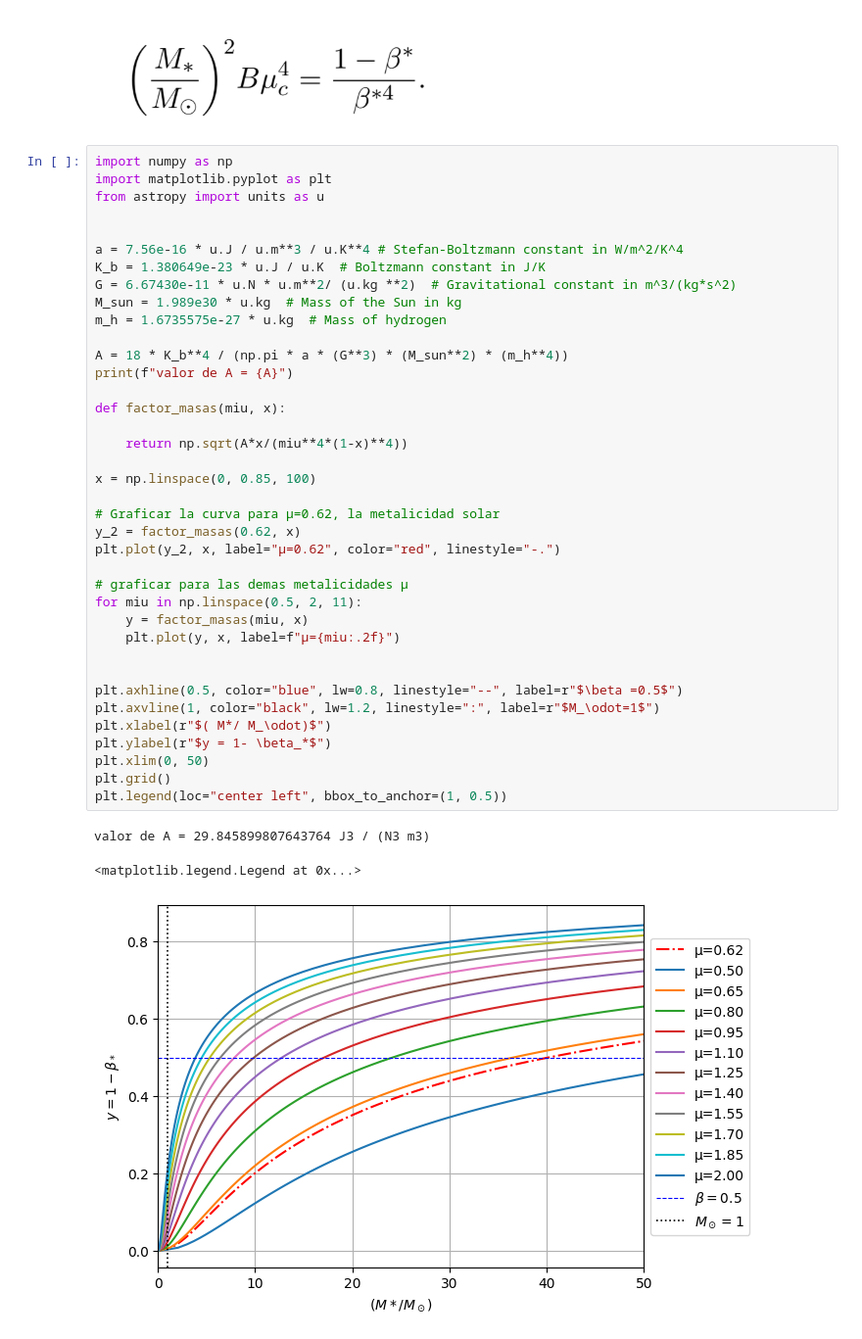
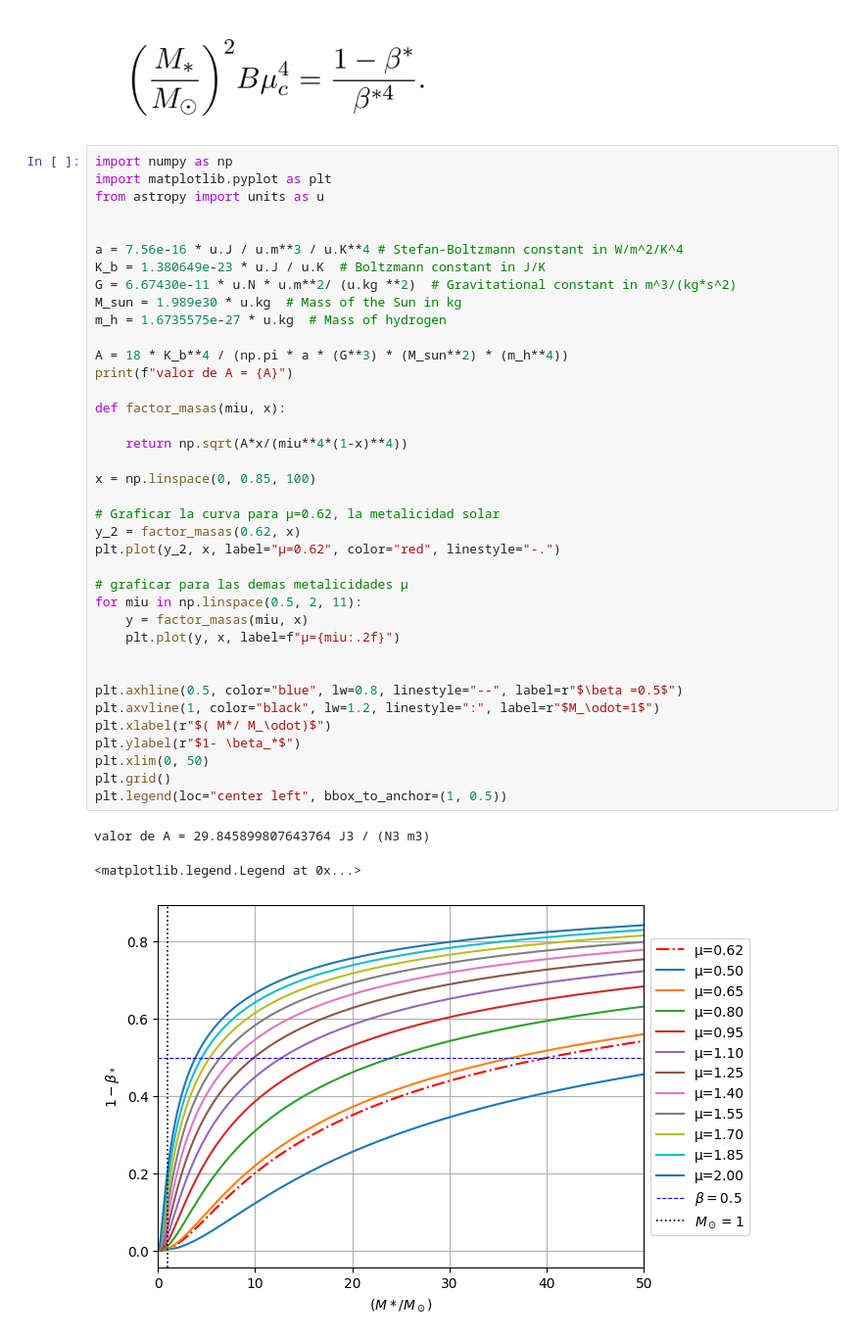
Before and after one commit to eadelgadillom/estructura_estelar, a Jupyter notebook: GT-2.ipynb, the cells around one changed output. Shown: that part at 98% size. Drawn from its saved outputs; the diff is of its cells as text.

```diff
--- a/GT-2.ipynb
+++ b/GT-2.ipynb
@@ -13,35 +13,35 @@ M_sun = 1.989e30 * u.kg  # Mass of the Sun in kg
 m_h = 1.6735575e-27 * u.kg  # Mass of hydrogen
 
 A = 18 * K_b**4 / (np.pi * a * (G**3) * (M_sun**2) * (m_h**4))
 print(f"valor de A = {A}")
 
 def factor_masas(miu, x):
 
     return np.sqrt(A*x/(miu**4*(1-x)**4))
 
 x = np.linspace(0, 0.85, 100)
 
 # Graficar la curva para μ=0.62, la metalicidad solar
 y_2 = factor_masas(0.62, x)
 plt.plot(y_2, x, label="μ=0.62", color="red", linestyle="-.")
 
 # graficar para las demas metalicidades μ
 for miu in np.linspace(0.5, 2, 11):
     y = factor_masas(miu, x)
     plt.plot(y, x, label=f"μ={miu:.2f}")
 
 
 plt.axhline(0.5, color="blue", lw=0.8, linestyle="--", label=r"$\beta =0.5$")
 plt.axvline(1, color="black", lw=1.2, linestyle=":", label=r"$M_\odot=1$")
 plt.xlabel(r"$( M*/ M_\odot)$")
-plt.ylabel(r"$y = 1- \beta_*$")
+plt.ylabel(r"$1- \beta_*$")
 plt.xlim(0, 50)
 plt.grid()
 plt.legend(loc="center left", bbox_to_anchor=(1, 0.5))
 # %% [output]
 valor de A = 29.845899807643764 J3 / (N3 m3)
 <matplotlib.legend.Legend at 0x...>
-[figure, old version]
+[figure, new version]
 # %%
 import numpy as np
 import matplotlib.pyplot as plt
```
Also changed, not shown: parts of 1 cell of this notebook.
